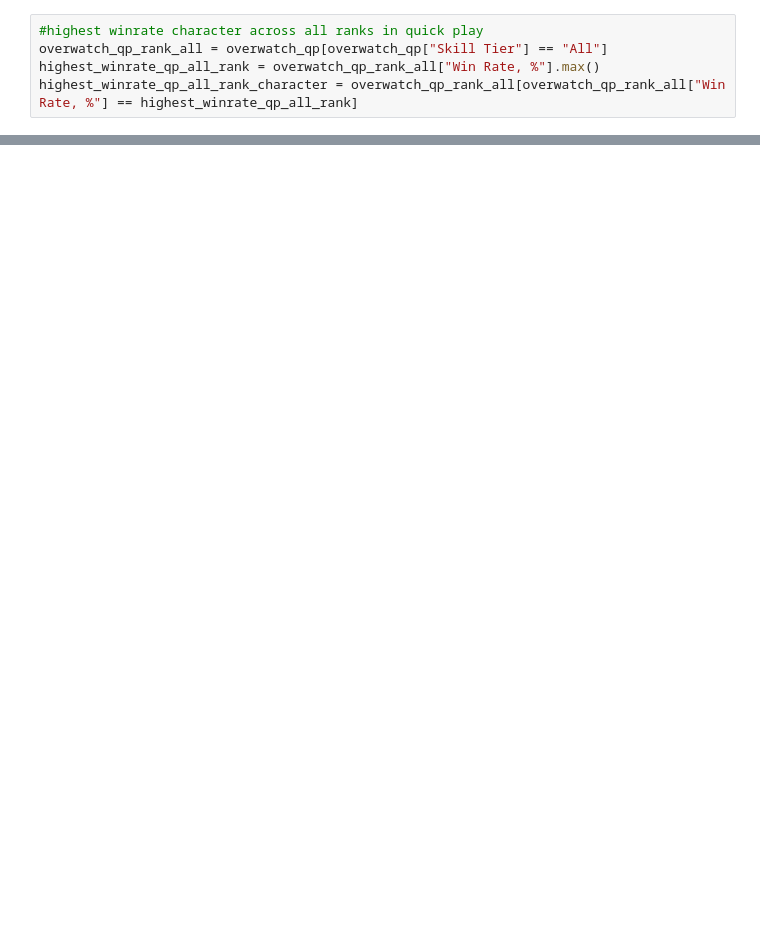
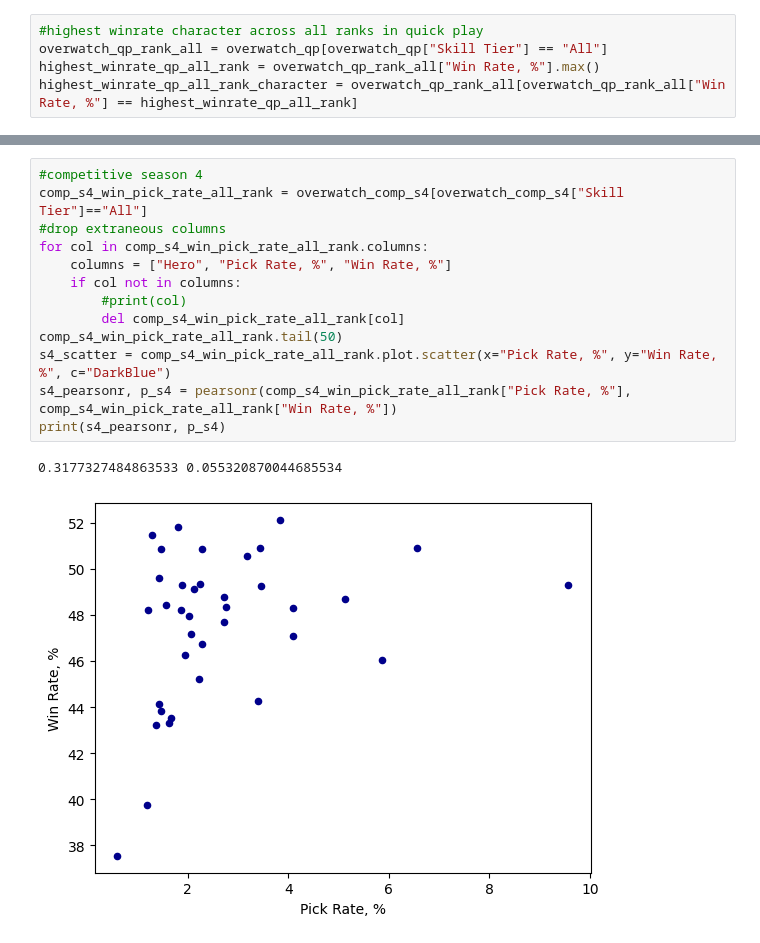
Before and after one commit to King-Derp/Overwatch, a Jupyter notebook: Overwatch.ipynb, the cells around one changed output, grey strips where cells are left out. Drawn from its saved outputs; the diff is of its cells as text; blank space fills up the shorter version.

```diff
--- a/Overwatch.ipynb
+++ b/Overwatch.ipynb
@@ -55,0 +105,16 @@ highest_winrate_qp_grankdmaster_character = overwatch_qp_rank_grandmaster[overwa
+# %%
+#competitive season 4
+comp_s4_win_pick_rate_all_rank = overwatch_comp_s4[overwatch_comp_s4["Skill Tier"]=="All"]
+#drop extraneous columns
+for col in comp_s4_win_pick_rate_all_rank.columns:
+    columns = ["Hero", "Pick Rate, %", "Win Rate, %"]
+    if col not in columns:
+        #print(col)
+        del comp_s4_win_pick_rate_all_rank[col]
+comp_s4_win_pick_rate_all_rank.tail(50)
+s4_scatter = comp_s4_win_pick_rate_all_rank.plot.scatter(x="Pick Rate, %", y="Win Rate, %", c="DarkBlue")
+s4_pearsonr, p_s4 = pearsonr(comp_s4_win_pick_rate_all_rank["Pick Rate, %"], comp_s4_win_pick_rate_all_rank["Win Rate, %"])
+print(s4_pearsonr, p_s4)
+# %% [output]
+0.3177327484863533 0.055320870044685534
+[figure, added]
```
Also changed, not shown: parts of 6 cells of this notebook, 1 other file.
